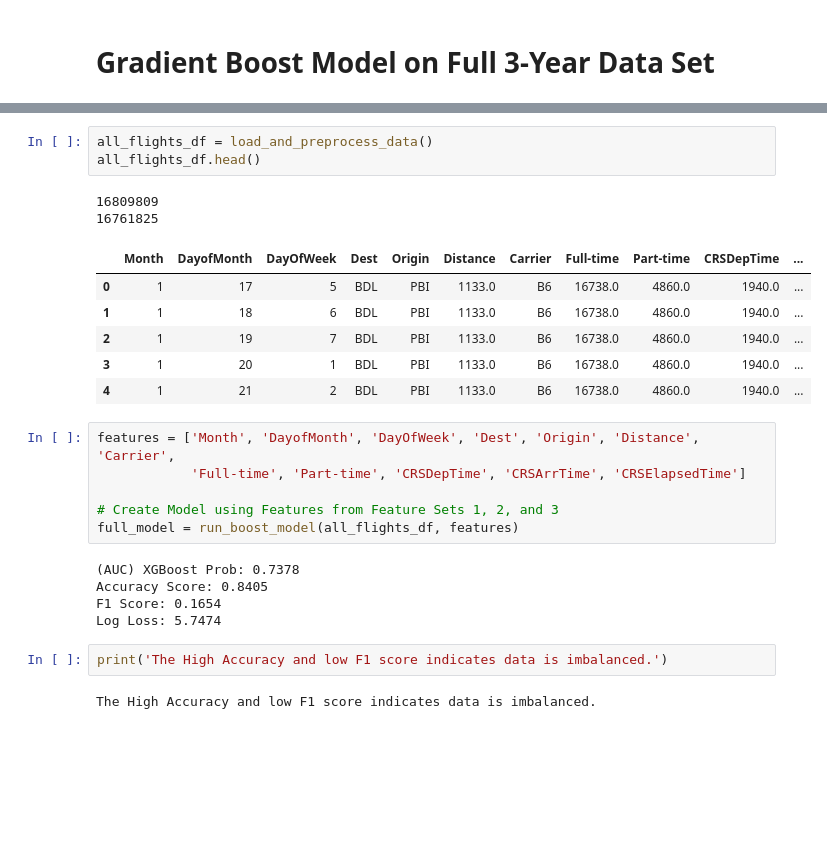
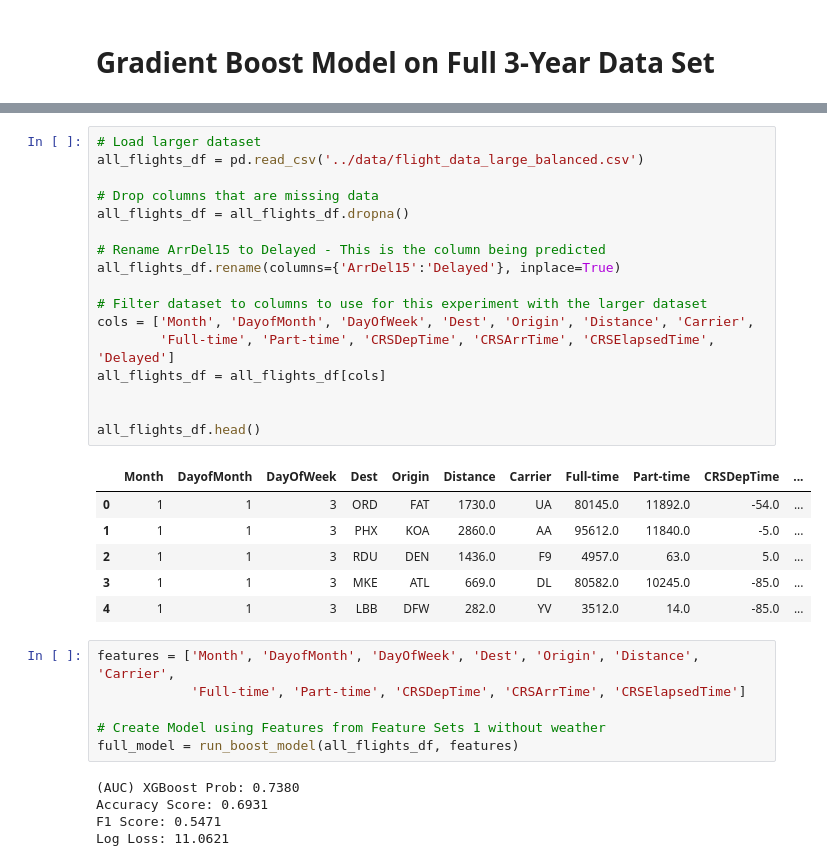
Before and after one commit to NedKost/MS-AAI-501-Team-Project, a Jupyter notebook: notebooks/XGBoost Model.ipynb, the cells around one changed output, grey strips where cells are left out. Cells and saved outputs as stored; diff of their text form; blank space fills up the shorter version.

Commit message:
Cleaned up XGBoost Model
Cleaned up XGBoost Model

```diff
--- a/notebooks/XGBoost Model.ipynb
+++ b/notebooks/XGBoost Model.ipynb
@@ -507,27 +438,35 @@ def load_and_preprocess_data():
 # %%
-all_flights_df = load_and_preprocess_data()
+# Load larger dataset
+all_flights_df = pd.read_csv('../data/flight_data_large_balanced.csv')
+
+# Drop columns that are missing data
+all_flights_df = all_flights_df.dropna()
+
+# Rename ArrDel15 to Delayed - This is the column being predicted
+all_flights_df.rename(columns={'ArrDel15':'Delayed'}, inplace=True)
+
+# Filter dataset to columns to use for this experiment with the larger dataset
+cols = ['Month', 'DayofMonth', 'DayOfWeek', 'Dest', 'Origin', 'Distance', 'Carrier',
+        'Full-time', 'Part-time', 'CRSDepTime', 'CRSArrTime', 'CRSElapsedTime', 'Delayed']
+all_flights_df = all_flights_df[cols]
+
+
 all_flights_df.head()
 # %% [output]
-16809809
-16761825
 |  | Month | DayofMonth | DayOfWeek | Dest | Origin | Distance | Carrier | Full-time | Part-time | CRSDepTime | ... |
-| 0 | 1 | 17 | 5 | BDL | PBI | 1133.0 | B6 | 16738.0 | 4860.0 | 1940.0 | ... |
-| 1 | 1 | 18 | 6 | BDL | PBI | 1133.0 | B6 | 16738.0 | 4860.0 | 1940.0 | ... |
-| 2 | 1 | 19 | 7 | BDL | PBI | 1133.0 | B6 | 16738.0 | 4860.0 | 1940.0 | ... |
-| 3 | 1 | 20 | 1 | BDL | PBI | 1133.0 | B6 | 16738.0 | 4860.0 | 1940.0 | ... |
-| 4 | 1 | 21 | 2 | BDL | PBI | 1133.0 | B6 | 16738.0 | 4860.0 | 1940.0 | ... |
+| 0 | 1 | 1 | 3 | ORD | FAT | 1730.0 | UA | 80145.0 | 11892.0 | -54.0 | ... |
+| 1 | 1 | 1 | 3 | PHX | KOA | 2860.0 | AA | 95612.0 | 11840.0 | -5.0 | ... |
+| 2 | 1 | 1 | 3 | RDU | DEN | 1436.0 | F9 | 4957.0 | 63.0 | 5.0 | ... |
+| 3 | 1 | 1 | 3 | MKE | ATL | 669.0 | DL | 80582.0 | 10245.0 | -85.0 | ... |
+| 4 | 1 | 1 | 3 | LBB | DFW | 282.0 | YV | 3512.0 | 14.0 | -85.0 | ... |
 # %%
 features = ['Month', 'DayofMonth', 'DayOfWeek', 'Dest', 'Origin', 'Distance', 'Carrier',
             'Full-time', 'Part-time', 'CRSDepTime', 'CRSArrTime', 'CRSElapsedTime']
 
-# Create Model using Features from Feature Sets 1, 2, and 3
+# Create Model using Features from Feature Sets 1 without weather
 full_model = run_boost_model(all_flights_df, features)
 # %% [output]
-(AUC) XGBoost Prob: 0.7378
-Accuracy Score: 0.8405
-F1 Score: 0.1654
-Log Loss: 5.7474
+(AUC) XGBoost Prob: 0.7380
+Accuracy Score: 0.6931
+F1 Score: 0.5471
+Log Loss: 11.0621
-# %%
-print('The High Accuracy and low F1 score indicates data is imbalanced.')
-# %% [output]
-The High Accuracy and low F1 score indicates data is imbalanced.
```
Also changed, not shown: parts of 10 cells of this notebook.
